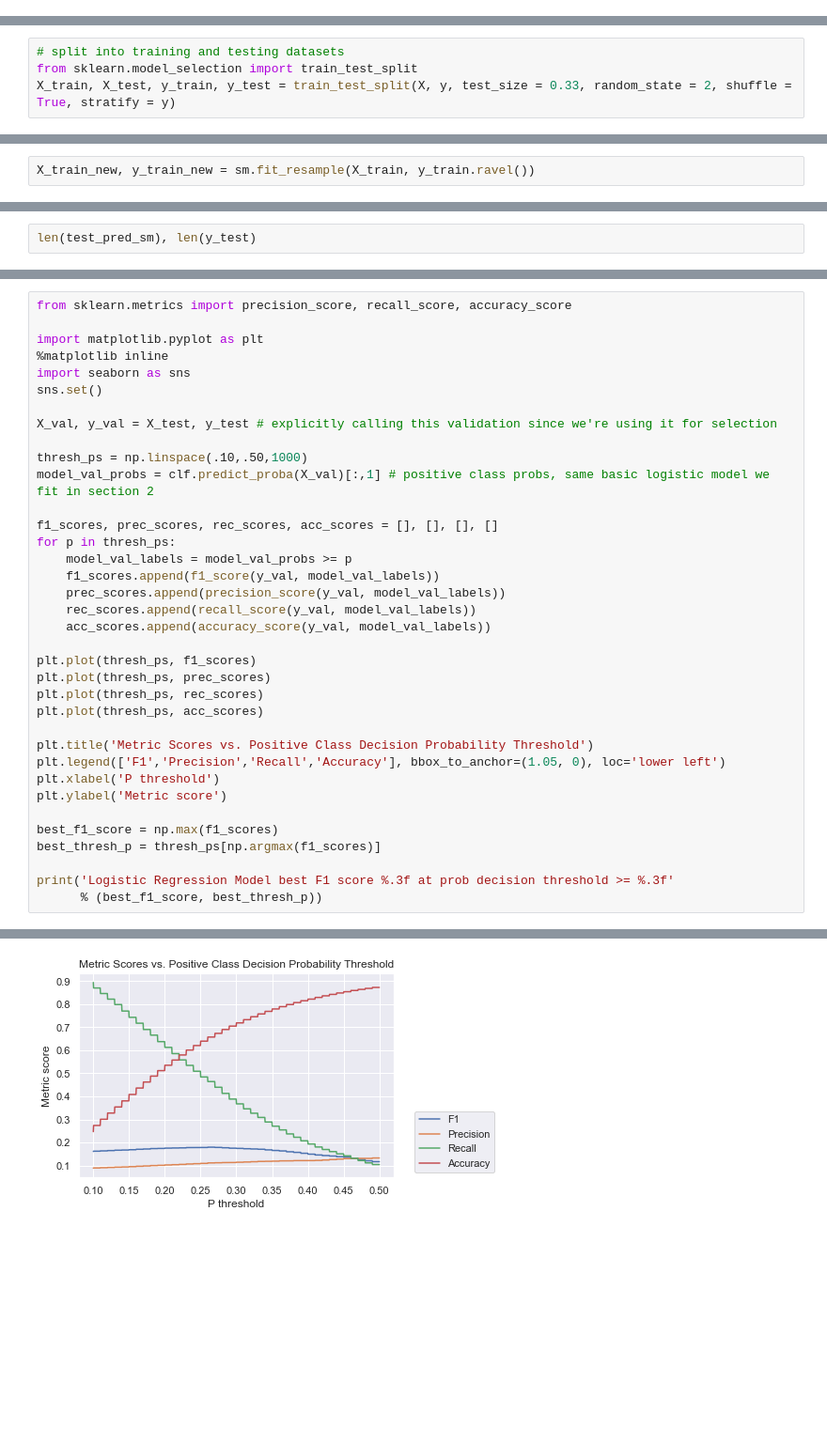
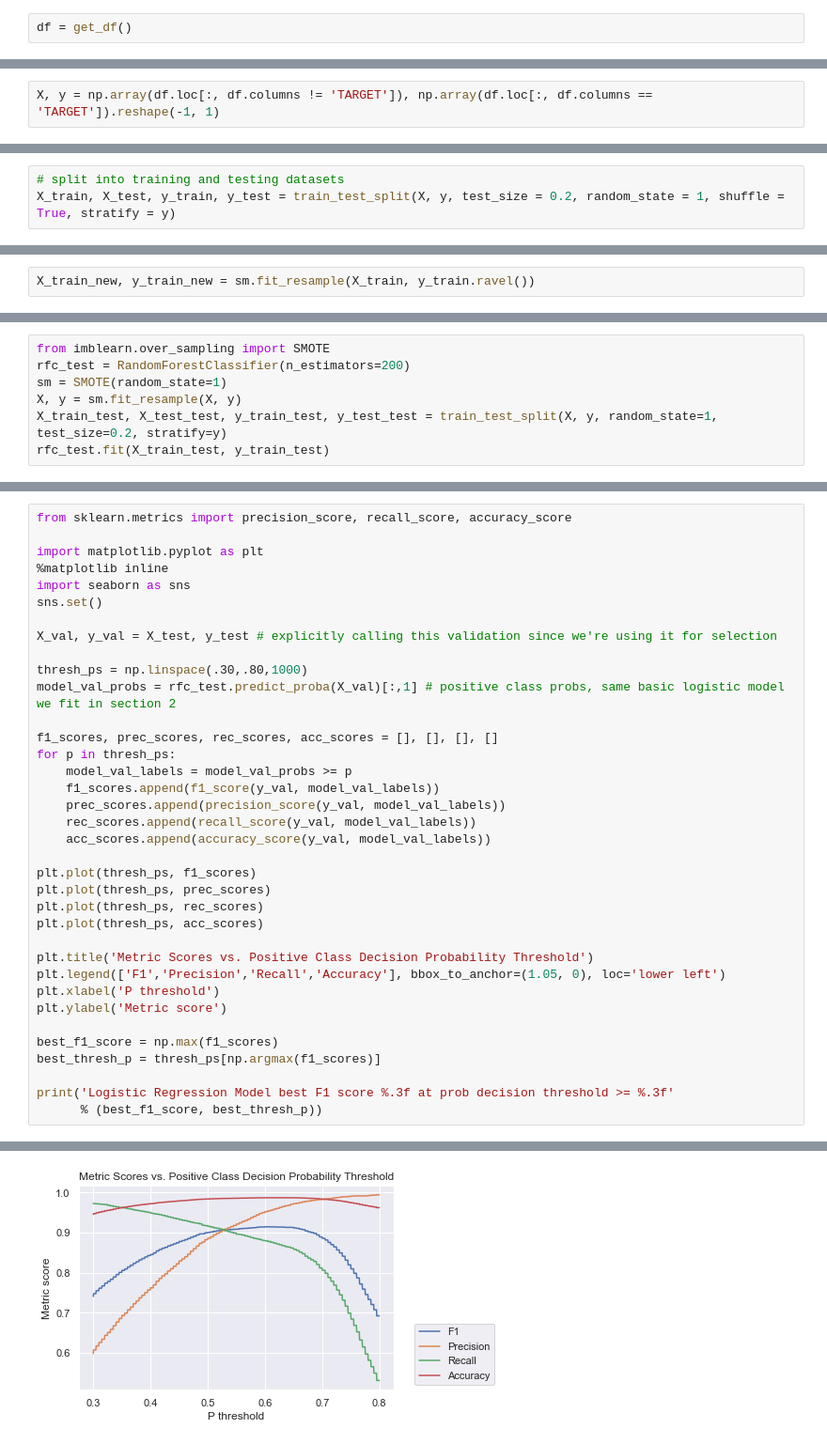
Before and after one commit to Ali-Altamimi/SDAIA_Classification, a Jupyter notebook: Classification.ipynb, the cells around one changed output, grey strips where cells are left out. Shown: that part at 94% size. Cells and saved outputs as stored; diff of their text form; blank space fills up the shorter version.

```diff
--- a/Classification.ipynb
+++ b/Classification.ipynb
@@ -73,0 +17,2 @@ px.bar(df['TARGET'].value_counts(), template='ggplot2').show()
+# %%
+df = get_df()
@@ -85,2 +62,4 @@ y = np.array(df.loc[:, df.columns == 'TARGET']).reshape(-1, 1)
+# %%
+X, y = np.array(df.loc[:, df.columns != 'TARGET']), np.array(df.loc[:, df.columns == 'TARGET']).reshape(-1, 1)
 # %%
 # standardize the data
@@ -90,4 +70,3 @@ X = scaler.fit_transform(X)
 # %%
 # split into training and testing datasets
-from sklearn.model_selection import train_test_split
-X_train, X_test, y_train, y_test = train_test_split(X, y, test_size = 0.33, random_state = 2, shuffle = True, stratify = y)
+X_train, X_test, y_train, y_test = train_test_split(X, y, test_size = 0.2, random_state = 1, shuffle = True, stratify = y)
@@ -147,3 +158,8 @@ All        189395  189397  378792
 # %%
-len(test_pred_sm), len(y_test)
+from imblearn.over_sampling import SMOTE
+rfc_test = RandomForestClassifier(n_estimators=200)
+sm = SMOTE(random_state=1)
+X, y = sm.fit_resample(X, y)
+X_train_test, X_test_test, y_train_test, y_test_test = train_test_split(X, y, random_state=1, test_size=0.2, stratify=y)
+rfc_test.fit(X_train_test, y_train_test)
 # %% [output]
@@ -169,8 +198,8 @@ sns.set()
 
 X_val, y_val = X_test, y_test # explicitly calling this validation since we're using it for selection
 
-thresh_ps = np.linspace(.10,.50,1000)
-model_val_probs = clf.predict_proba(X_val)[:,1] # positive class probs, same basic logistic model we fit in section 2
+thresh_ps = np.linspace(.30,.80,1000)
+model_val_probs = rfc_test.predict_proba(X_val)[:,1] # positive class probs, same basic logistic model we fit in section 2
 
 f1_scores, prec_scores, rec_scores, acc_scores = [], [], [], []
 for p in thresh_ps:
@@ -200 +229 @@ Logistic Regression Model best F1 score 0.179 at prob decision threshold >= 0.26
-[figure, old version]
+[figure, new version]
```
Also changed, not shown: parts of 38 cells of this notebook, 2 other files.
